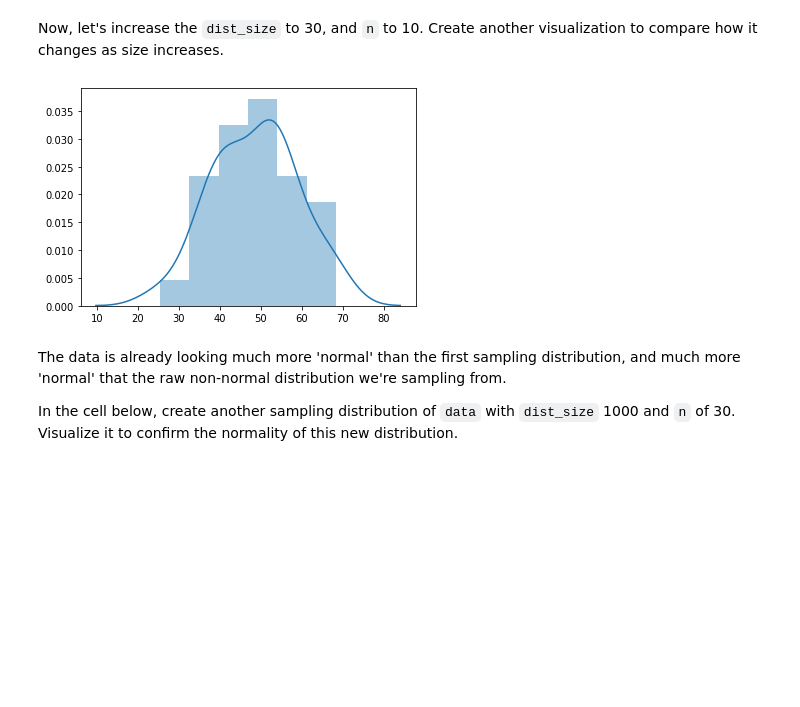
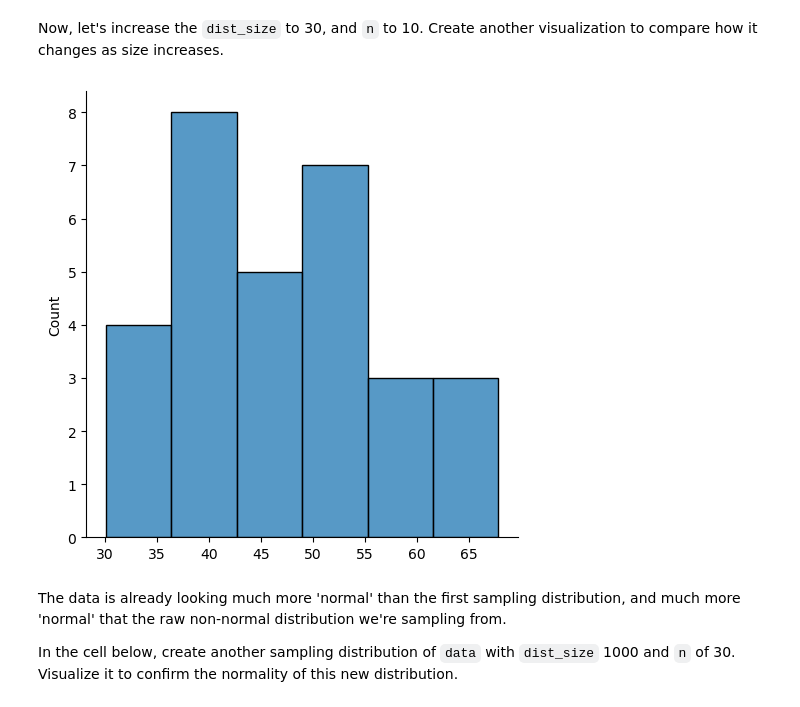
Before and after one commit to learn-co-curriculum/dsc-central-limit-theorem-lab, a Jupyter notebook: index.ipynb, the cells around one changed output. Drawn from its saved outputs; the diff is of its cells as text; code cells hidden in the pictures; blank space fills up the shorter version.

```diff
--- a/index.ipynb
+++ b/index.ipynb
@@ -28,5 +29,5 @@ Next, read in the dataset.  A dataset of 10,000 numbers is stored in `non_normal
 
 **_Hint:_** Any of the `read_` methods in pandas will store 1-dimensional in a Series instead of a DataFrame if passed the optimal parameter `squeeze=True`.
 # %%
-data = pd.read_csv('non_normal_dataset.csv', squeeze=True)
-print(len(data)) # 10000
+
+data = pd.read_csv('non_normal_dataset.csv').squeeze("columns")
@@ -136,10 +139,11 @@ sns.distplot(sample_dist_10);
 # %% [markdown]
 Now, let's increase the `dist_size` to 30, and `n` to 10.  Create another visualization to compare how it changes as size increases.
 # %%
+
 sample_dist_30 = create_sample_distribution(data, 30, 10)
-sns.distplot(sample_dist_30);
+sns.displot(sample_dist_30);
 # %% [output]
-[figure, old version]
+[figure, new version]
 # %% [markdown]
 The data is already looking much more 'normal' than the first sampling distribution, and much more 'normal' that the raw non-normal distribution we're sampling from.
 
```
Also changed, not shown: parts of 9 cells of this notebook, 7 other files.
